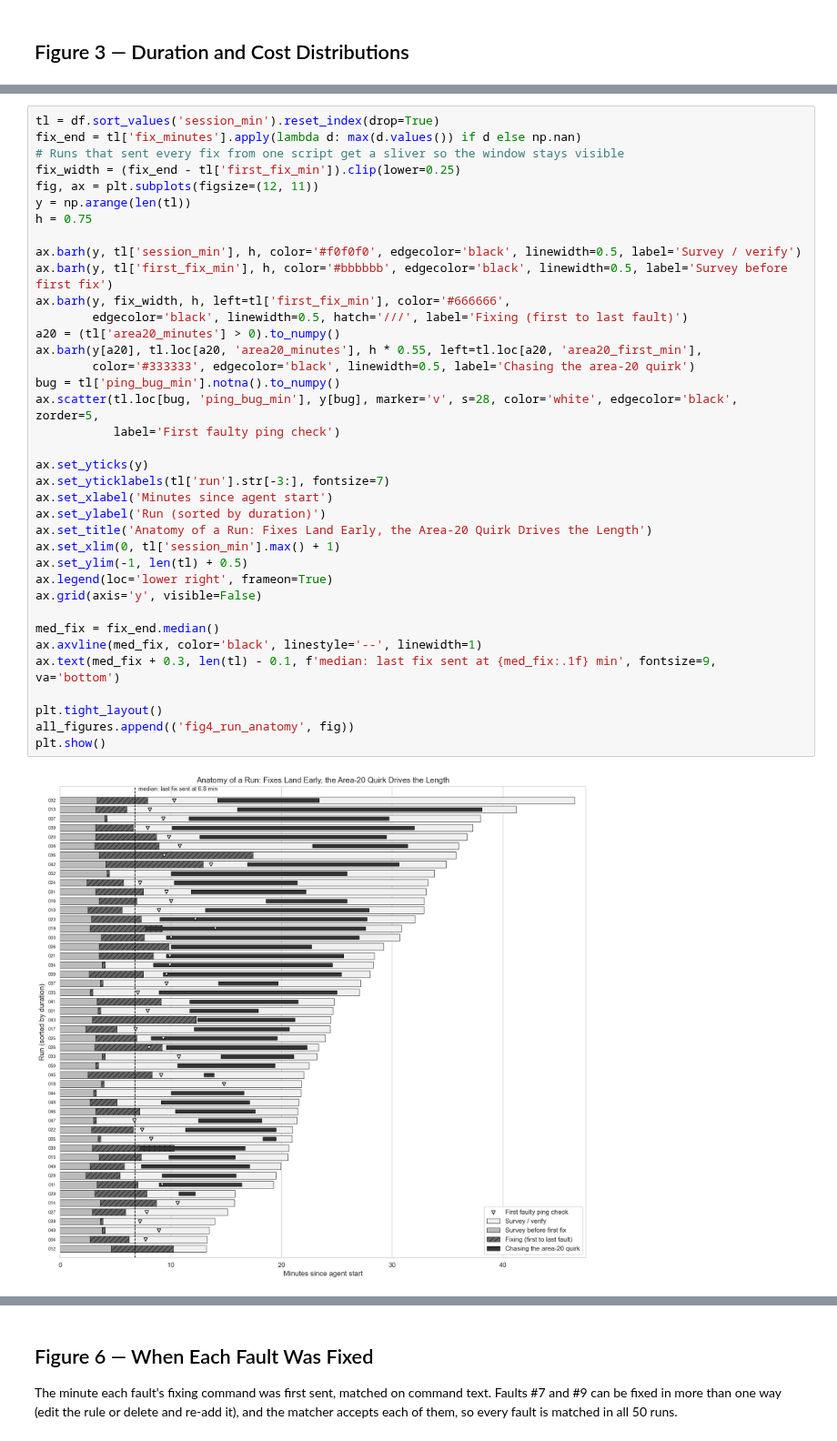
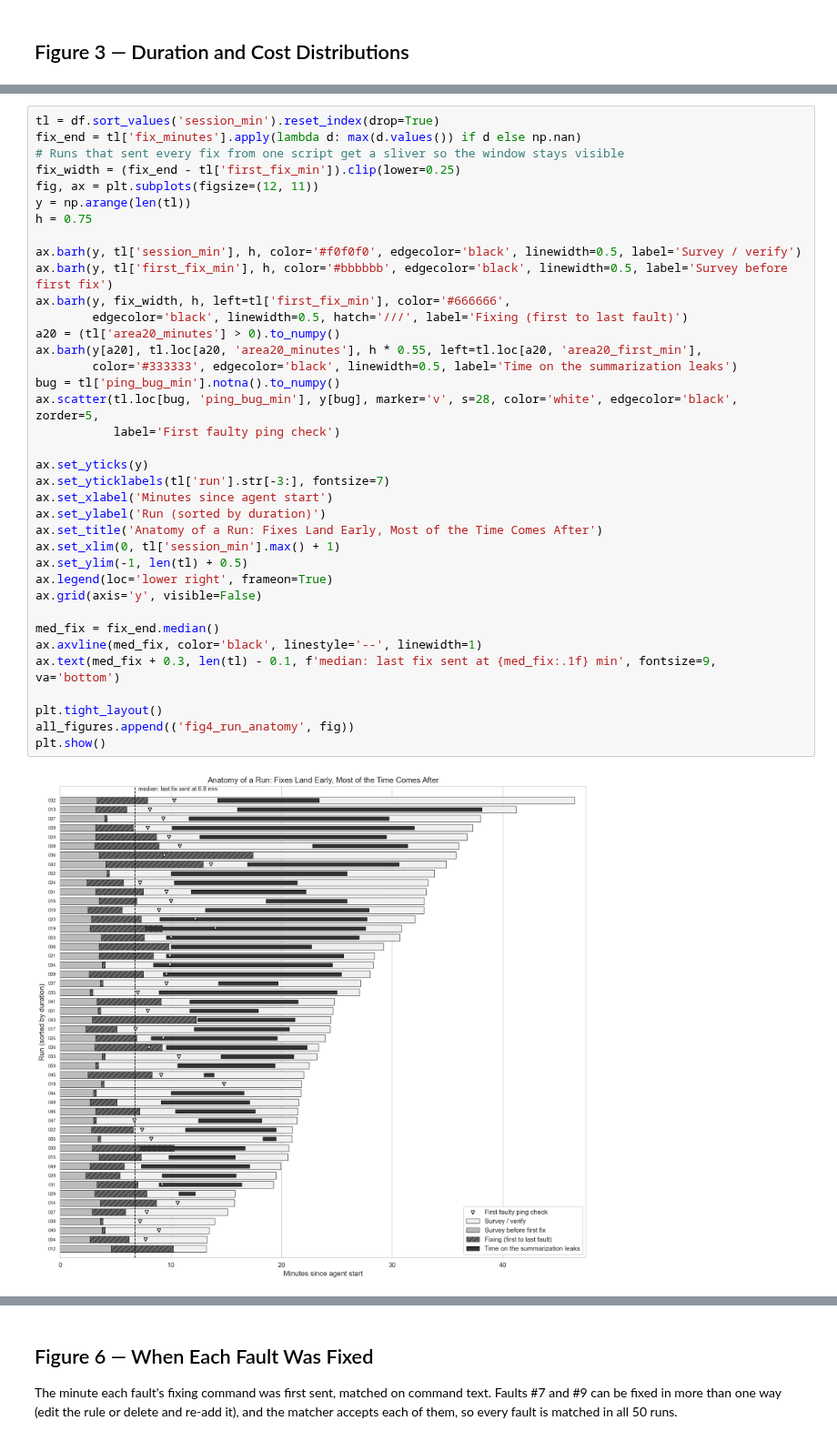
Before and after one commit to Doarte45/LLMnetopsLab, a Jupyter notebook: v2/notebooks/visualize_results.ipynb, the cells around one changed output, grey strips where cells are left out. Shown at 91% size. Cells and saved outputs as stored; diff of their text form.

```diff
--- a/v2/notebooks/visualize_results.ipynb
+++ b/v2/notebooks/visualize_results.ipynb
@@ -221,34 +221,34 @@ fig, ax = plt.subplots(figsize=(12, 11))
 y = np.arange(len(tl))
 h = 0.75
 
 ax.barh(y, tl['session_min'], h, color='#f0f0f0', edgecolor='black', linewidth=0.5, label='Survey / verify')
 ax.barh(y, tl['first_fix_min'], h, color='#bbbbbb', edgecolor='black', linewidth=0.5, label='Survey before first fix')
 ax.barh(y, fix_width, h, left=tl['first_fix_min'], color='#666666',
         edgecolor='black', linewidth=0.5, hatch='///', label='Fixing (first to last fault)')
 a20 = (tl['area20_minutes'] > 0).to_numpy()
 ax.barh(y[a20], tl.loc[a20, 'area20_minutes'], h * 0.55, left=tl.loc[a20, 'area20_first_min'],
-        color='#333333', edgecolor='black', linewidth=0.5, label='Chasing the area-20 quirk')
+        color='#333333', edgecolor='black', linewidth=0.5, label='Time on the summarization leaks')
 bug = tl['ping_bug_min'].notna().to_numpy()
 ax.scatter(tl.loc[bug, 'ping_bug_min'], y[bug], marker='v', s=28, color='white', edgecolor='black', zorder=5,
            label='First faulty ping check')
 
 ax.set_yticks(y)
 ax.set_yticklabels(tl['run'].str[-3:], fontsize=7)
 ax.set_xlabel('Minutes since agent start')
 ax.set_ylabel('Run (sorted by duration)')
-ax.set_title('Anatomy of a Run: Fixes Land Early, the Area-20 Quirk Drives the Length')
+ax.set_title('Anatomy of a Run: Fixes Land Early, Most of the Time Comes After')
 ax.set_xlim(0, tl['session_min'].max() + 1)
 ax.set_ylim(-1, len(tl) + 0.5)
 ax.legend(loc='lower right', frameon=True)
 ax.grid(axis='y', visible=False)
 
 med_fix = fix_end.median()
 ax.axvline(med_fix, color='black', linestyle='--', linewidth=1)
 ax.text(med_fix + 0.3, len(tl) - 0.1, f'median: last fix sent at {med_fix:.1f} min', fontsize=9, va='bottom')
 
 plt.tight_layout()
 all_figures.append(('fig4_run_anatomy', fig))
 plt.show()
 # %% [output]
-[figure, old version]
+[figure, new version]
 # %% [markdown]
```
Also changed, not shown: parts of 9 cells of this notebook, 14 other files.
